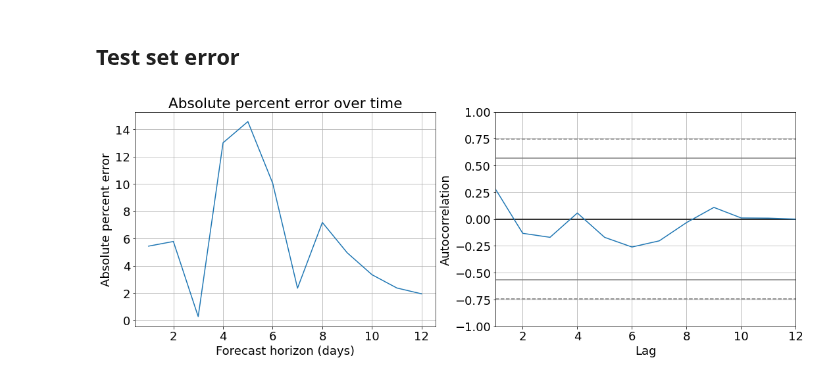
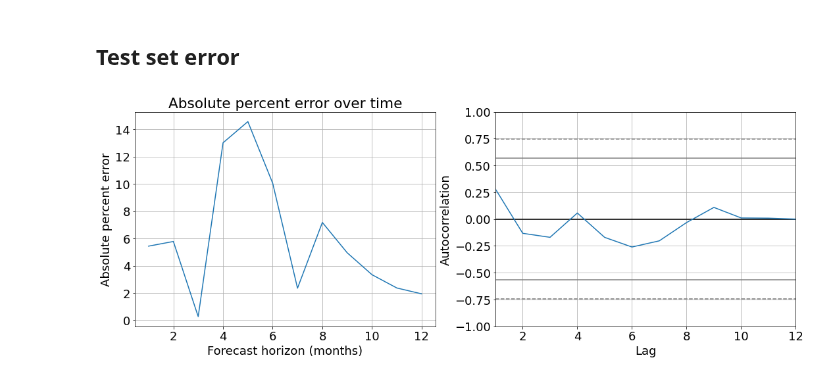
Before and after one commit to Owerre/Time-Series-Forecasting, a Jupyter notebook: fatality-forecast/notebooks/03-auto_arima.ipynb, the cells around one changed output. Saved outputs shown, nothing was run; the diff lists cells and outputs as text; code cells hidden in the pictures.

```diff
--- a/fatality-forecast/notebooks/03-auto_arima.ipynb
+++ b/fatality-forecast/notebooks/03-auto_arima.ipynb
@@ -197,19 +197,19 @@ plt.show()
 # %%
 plt.figure(figsize = (18,6))
 abs_err = 100*np.abs((y_pred - y_test.values)/(y_test.values))
 
 plt.subplot(121)
 plt.plot(np.arange(1, len(abs_err)+1), abs_err)
 plt.grid(True)
-plt.xlabel('Forecast horizon (days)')
+plt.xlabel('Forecast horizon (months)')
 plt.ylabel('Absolute percent error')
 plt.title('Absolute percent error over time')
 
 plt.subplot(122)
 pm.autocorr_plot(abs_err)
 plt.show()
 # %% [output]
-[figure, old version]
+[figure, new version]
 # %%
 # plt.figure(figsize = (8,6))
 # abs_err = 100*np.abs((y_pred - y_test.values)/(y_test.values))
```
Also changed, not shown: 1 other file.
